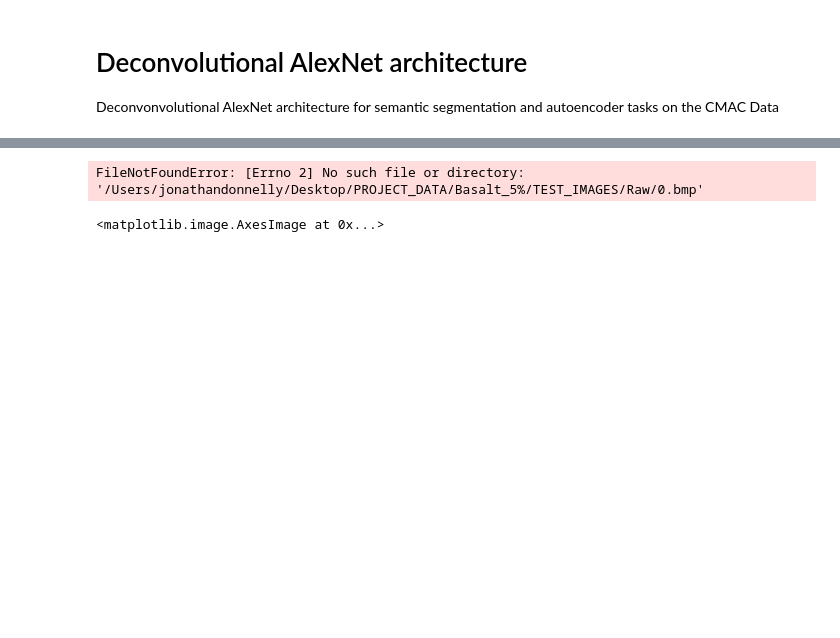
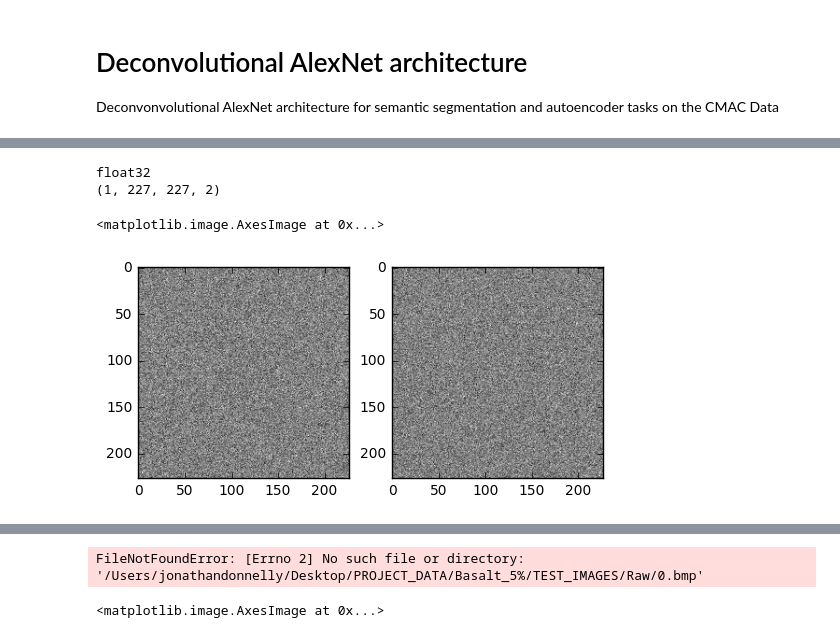
Before and after one commit to JDonnelly1/Deconvolutional_AlexNet, a Jupyter notebook: Deconvolutional_AlexNet.ipynb, the cells around one changed output, grey strips where cells are left out. Saved outputs shown, nothing was run; the diff lists cells and outputs as text; code cells hidden in the pictures; blank space fills up the shorter version.

```diff
--- a/Deconvolutional_AlexNet.ipynb
+++ b/Deconvolutional_AlexNet.ipynb
@@ -52,7 +5,0 @@ image_4d = np.reshape(image_resized, [1,INPUT_SIZE,INPUT_SIZE,1])
-# %%
-# This is the input to the network which consists of the input images and the assosciated labels
-
-
-with tf.name_scope('Input'):
-    x = tf.placeholder(tf.float32, shape = (None,INPUT_SIZE,INPUT_SIZE,1)) # placeholder for the input images
-    labels = tf.placeholder(tf.int32, shape = (1,INPUT_SIZE,INPUT_SIZE,1)) # ground truth labelled images
@@ -401,0 +55,7 @@ logit_test.shape
+# %%
+# This is the input to the network which consists of the input images and the assosciated labels
+
+
+with tf.name_scope('Input'):
+    x = tf.placeholder(tf.float32, shape = (None,INPUT_SIZE,INPUT_SIZE,1)) # placeholder for the input images
+    labels = tf.placeholder(tf.int32, shape = (None,INPUT_SIZE,INPUT_SIZE,1)) # ground truth labelled images
@@ -401,0 +339,55 @@ logit_test.shape
+# %%
+# Upsampling layer
+
+
+# Upsampling Deconvolution layer. Takes the binary output form the previous layer and upsamples to an image of equal
+# dimensions to the output
+
+output_shape = [1, 227, 227, 2]
+strides = [1, 1, 1, 1]
+
+
+with tf.name_scope('Upsampling_layer'):
+
+    #
+    Filter_UP = tf.Variable(tf.random_normal([227, 227, 2, 2], stddev = 0.35), name = 'Kernel_UP')
+
+    #Biases_UP = tf.Variable(tf.constant(0.1, shape = [4096]), name="Biases_UP")
+
+    conv_up = tf.nn.conv2d_transpose(conv_BL, Filter_UP, output_shape = output_shape, strides = strides, padding='VALID')
+
+
+init = tf.global_variables_initializer()
+sess = tf.Session()
+sess.run(init)
+
+
+
+
+#print(w.get_shape)
+#print(conv_BL.get_shape)
+#print(conv_up.get_shape)
+
+
+
+upsample = (sess.run(conv_up, feed_dict={x: image_4d})) # feed in the output from the previous layer
+upsample.shape
+
+print(upsample.dtype)
+print(upsample.shape)
+
+
+test = np.squeeze(upsample)
+#print(tyßpe(test))
+#test.get_shape()
+
+plt.subplot(1,2,1)
+plt.imshow(test[:,:,0], cmap = 'gray')
+
+plt.subplot(1,2,2)
+plt.imshow(test[:,:,1], cmap = 'gray')
+# %% [output]
+float32
+(1, 227, 227, 2)
+<matplotlib.image.AxesImage at 0x...>
+[figure, added]
```
Also changed, not shown: parts of 42 cells of this notebook.
